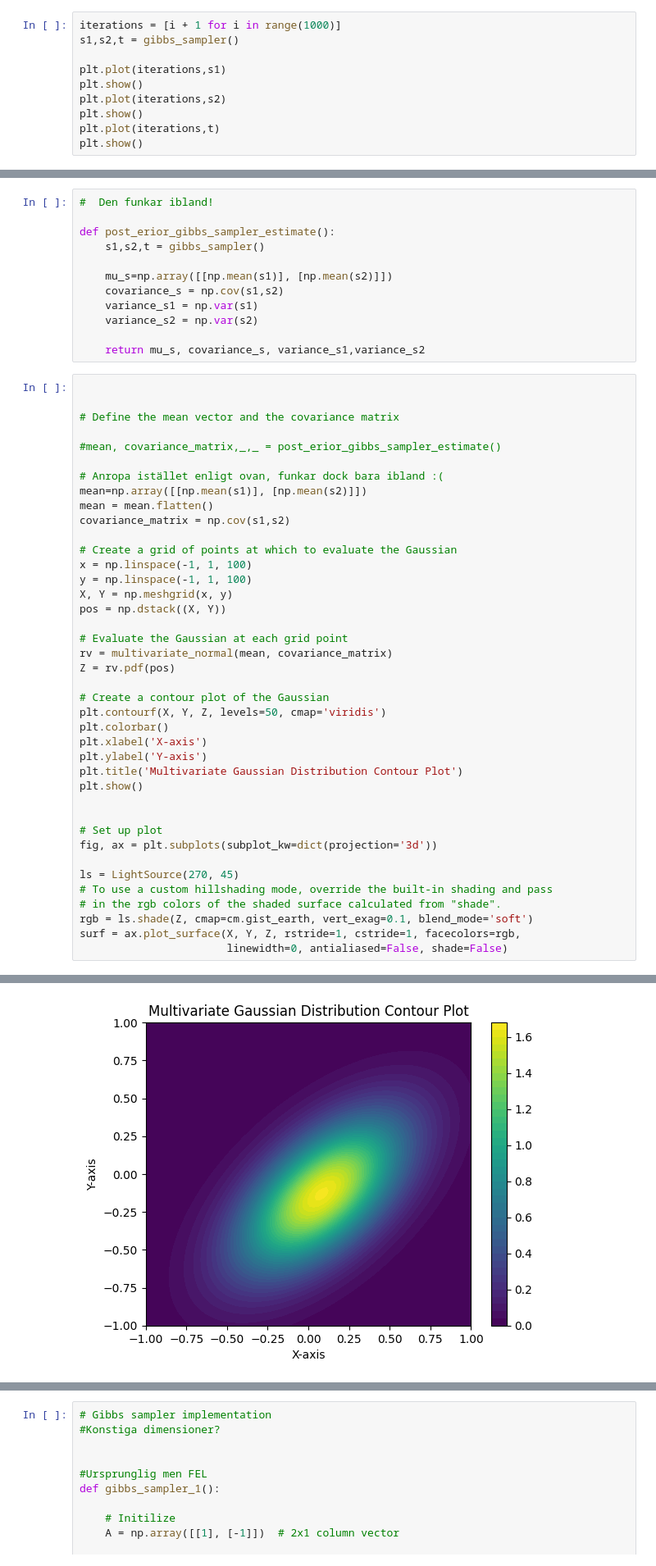
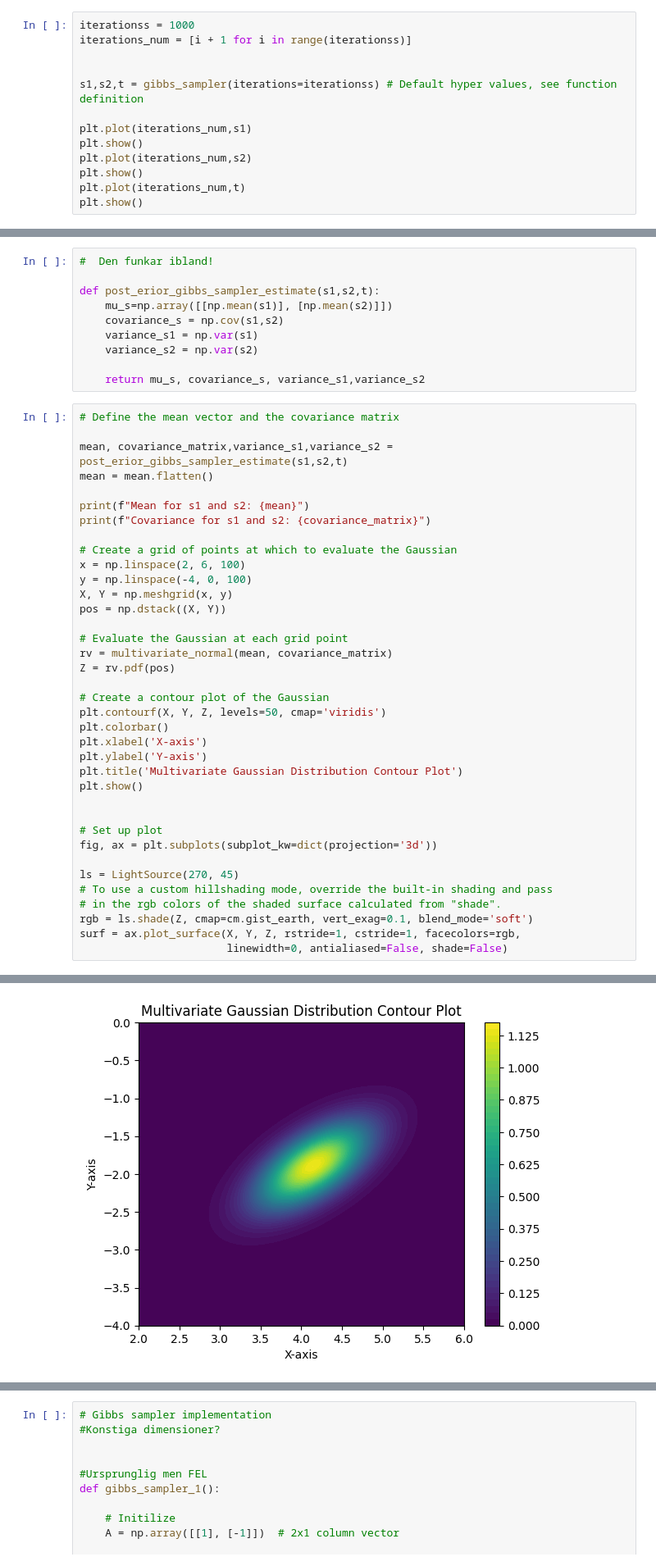
Before and after one commit to GurKarlsson/APMASK, a Jupyter notebook: Untitled-1.ipynb, the cells around one changed output, grey strips where cells are left out. Shown: that part at 82% size. Cells and saved outputs as stored; diff of their text form.

```diff
--- a/Untitled-1.ipynb
+++ b/Untitled-1.ipynb
@@ -103,14 +90,17 @@ def gibbs_sampler():
 
     return s1_vec, s2_vec, t_vec
 # %%
-iterations = [i + 1 for i in range(1000)]
-s1,s2,t = gibbs_sampler()
+iterationss = 1000
+iterations_num = [i + 1 for i in range(iterationss)]
 
-plt.plot(iterations,s1)
+
+s1,s2,t = gibbs_sampler(iterations=iterationss) # Default hyper values, see function definition
+
+plt.plot(iterations_num,s1)
 plt.show()
-plt.plot(iterations,s2)
+plt.plot(iterations_num,s2)
 plt.show()
-plt.plot(iterations,t)
+plt.plot(iterations_num,t)
 plt.show()
 # %% [output]
 0
@@ -136,9 +126,7 @@ sig_st [[0.06566239 0.05276785]
 # %%
 #  Den funkar ibland!
 
-def post_erior_gibbs_sampler_estimate():
-    s1,s2,t = gibbs_sampler()
-
+def post_erior_gibbs_sampler_estimate(s1,s2,t):
     mu_s=np.array([[np.mean(s1)], [np.mean(s2)]])
     covariance_s = np.cov(s1,s2)
     variance_s1 = np.var(s1)
@@ -146,20 +134,17 @@ def post_erior_gibbs_sampler_estimate():
 
     return mu_s, covariance_s, variance_s1,variance_s2
 # %%
-
-
 # Define the mean vector and the covariance matrix
 
-#mean, covariance_matrix,_,_ = post_erior_gibbs_sampler_estimate()
+mean, covariance_matrix,variance_s1,variance_s2 = post_erior_gibbs_sampler_estimate(s1,s2,t)
+mean = mean.flatten()
 
-# Anropa istället enligt ovan, funkar dock bara ibland :(
-mean=np.array([[np.mean(s1)], [np.mean(s2)]])
-mean = mean.flatten()
-covariance_matrix = np.cov(s1,s2)
+print(f"Mean for s1 and s2: {mean}")
+print(f"Covariance for s1 and s2: {covariance_matrix}")
 
 # Create a grid of points at which to evaluate the Gaussian
-x = np.linspace(-1, 1, 100)
-y = np.linspace(-1, 1, 100)
+x = np.linspace(2, 6, 100)
+y = np.linspace(-4, 0, 100)
 X, Y = np.meshgrid(x, y)
 pos = np.dstack((X, Y))
 
@@ -189 +177 @@ surf = ax.plot_surface(X, Y, Z, rstride=1, cstride=1, facecolors=rgb,
-[figure, old version]
+[figure, new version]
```
Also changed, not shown: parts of 7 cells of this notebook.
